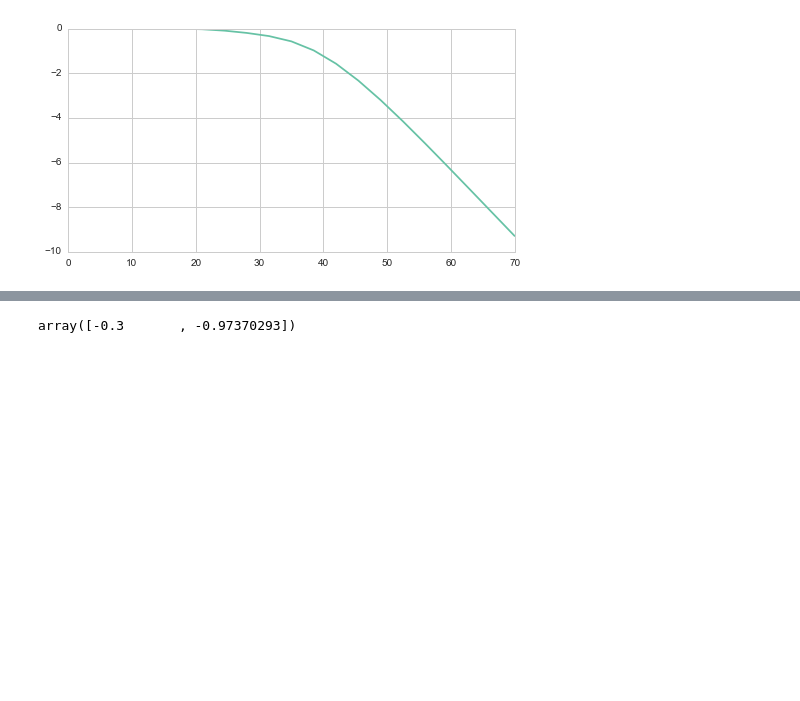
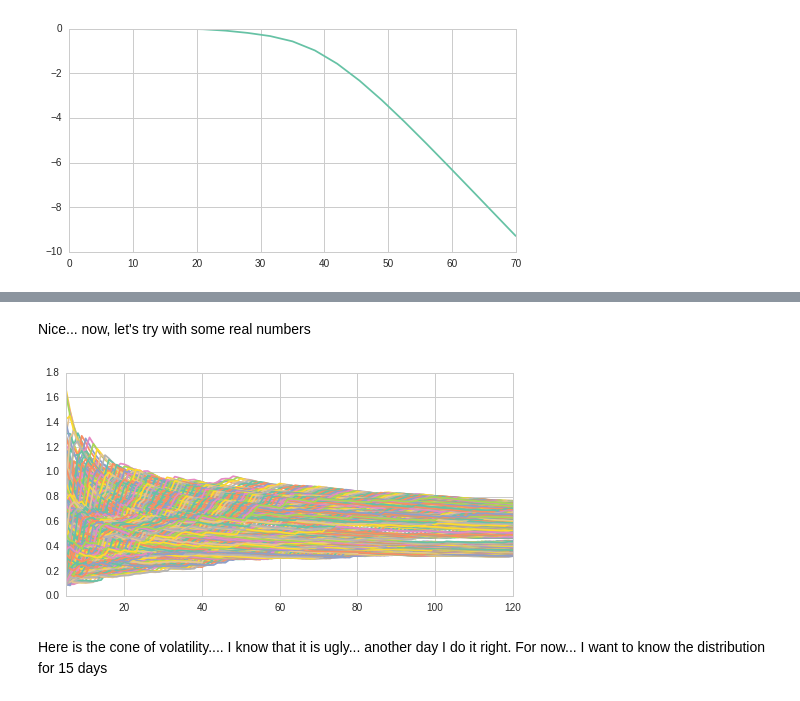
Before and after one commit to ucaiado/FiniteDifference_Pricing, a Jupyter notebook: tests.ipynb, the cells around one changed output, grey strips where cells are left out. Drawn from its saved outputs; the diff is of its cells as text; code cells hidden in the pictures; blank space fills up the shorter version.

```diff
--- a/tests.ipynb
+++ b/tests.ipynb
@@ -717,4 +822,23 @@ Wall time: 1.58 ms
-# %%
-res.x
-# %% [output]
-array([-0.3       , -0.97370293])
+# %% [markdown]
+Nice... now, let's try with some real numbers
+# %%
+from pandas_datareader import data, wb
+import datetime
+
+start = datetime.datetime(2013, 1, 1)
+end = datetime.datetime(2016, 5, 29)
+df = data.get_data_yahoo("PETR4.SA", start, end)
+# %%
+df.columns = ['PX_OPEN', 'PX_HIGH', 'PX_LOW', 'CLOSE', 'VOLUME','PX_LAST']
+df.drop(['CLOSE', 'VOLUME'], inplace=True, axis=1)
+# %%
+df.ix[:,'VOL']=(df['PX_LAST']/df['PX_LAST'].shift()).apply(lambda x: np.log(x))
+df_rollingdev=pd.DataFrame(np.zeros([df.shape[0],116]),columns=range(5,121),index=df.index)
+for window in xrange(5,121):
+    df_rollingdev.ix[:,window]=df['VOL'].rolling(window=window).std()*(252**0.5)
+# %%
+ax = df_rollingdev.T.plot(legend=False)
+# %% [output]
+[figure, added]
+# %% [markdown]
+Here is the cone of volatility.... I know that it is ugly... another day I do it right. For now... I want to know the distribution for 15 days
```
Also changed, not shown: parts of 49 cells of this notebook, 1 other file.
